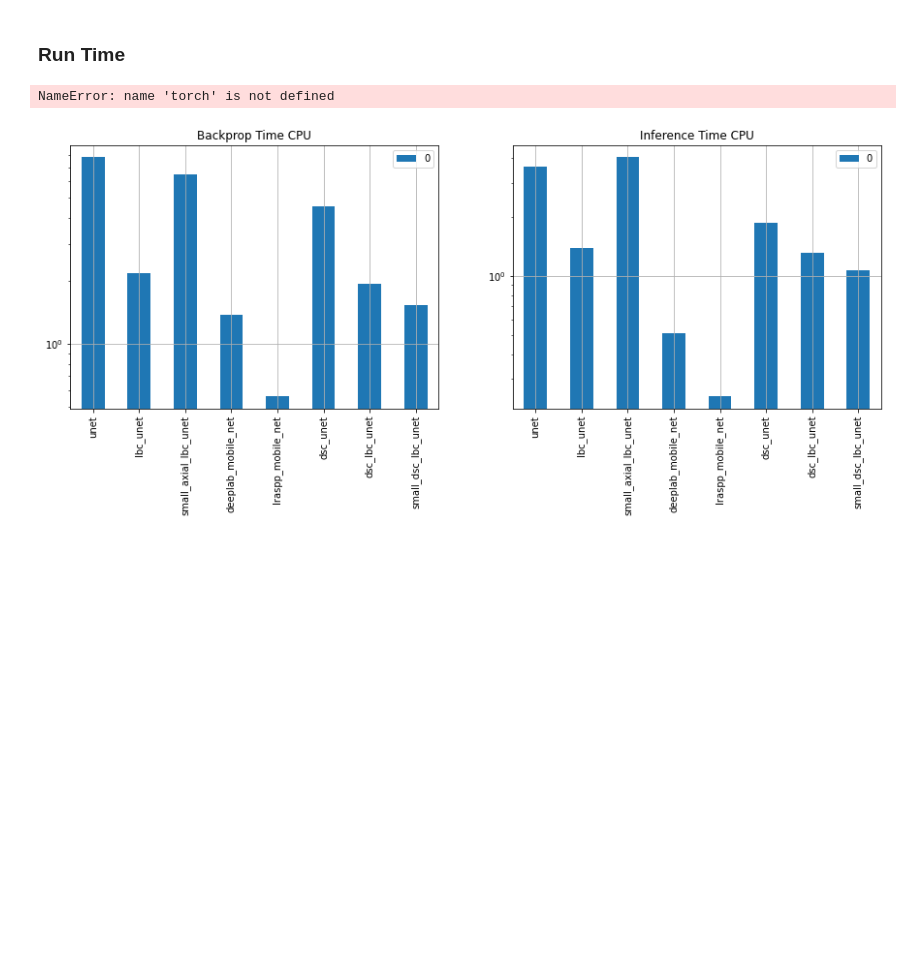
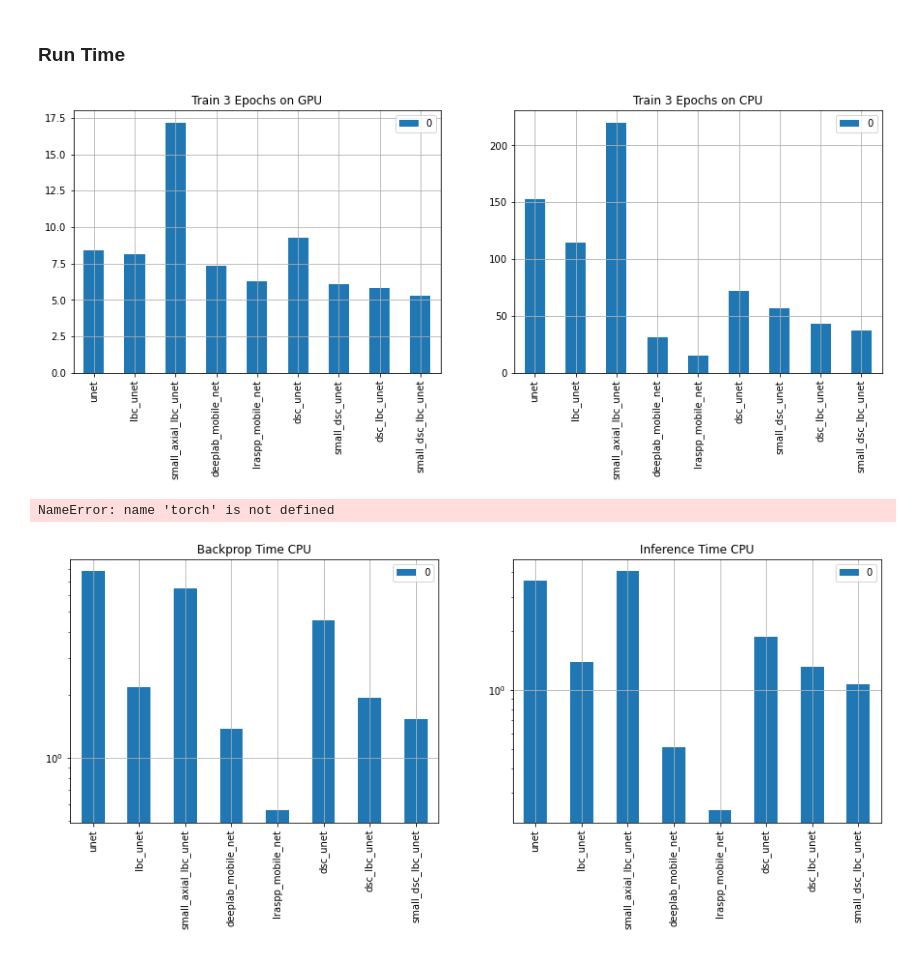
Before and after one commit to dansola/PGA-Net, a Jupyter notebook: notebooks/flops_vs_performance.ipynb, the cells around one changed output. Cells and saved outputs as stored; diff of their text form; code cells hidden in the pictures; blank space fills up the shorter version.

```diff
--- a/notebooks/flops_vs_performance.ipynb
+++ b/notebooks/flops_vs_performance.ipynb
@@ -196,5 +204,16 @@ ax.grid();
 # %% [markdown]
 ### Run Time
+# %%
+cuda_dict = load_json_metrics(f'/home/dsola/repos/PGA-Net/src/train/model_profile_cuda_v3.json')
+cpu_dict = load_json_metrics(f'/home/dsola/repos/PGA-Net/src/train/model_profile_cpu_v3.json')
+# %%
+fig, axs = plt.subplots(1,2, figsize=(15,5))
+pd.DataFrame.from_dict(cuda_dict, orient='index').plot.bar(ax=axs[0], title='Train 3 Epochs on GPU')
+pd.DataFrame.from_dict(cpu_dict, orient='index').plot.bar(ax=axs[1], title='Train 3 Epochs on CPU')
+axs[0].grid()
+axs[1].grid();
+# %% [output]
+[figure, added]
 # %%
 def net_time_test(net, times, input_, mobile=False):
     backprop_duration = 0
```
Also changed, not shown: parts of 9 cells of this notebook, 9 other files.
